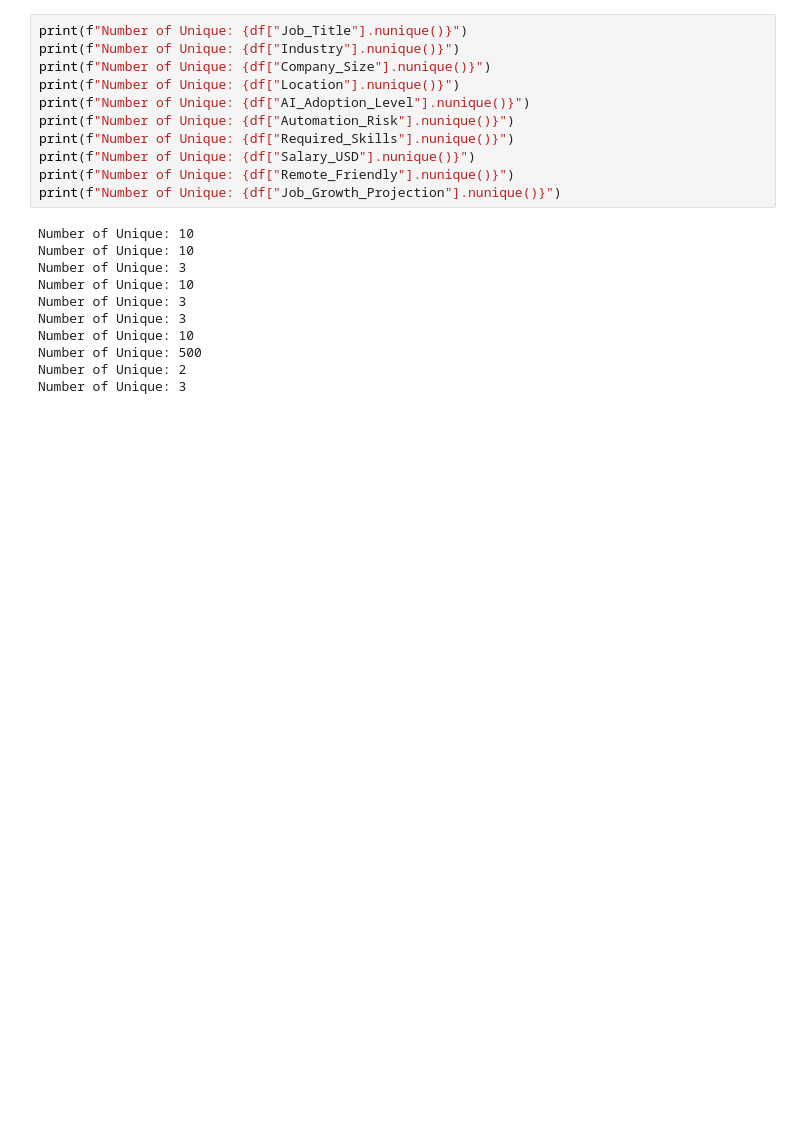
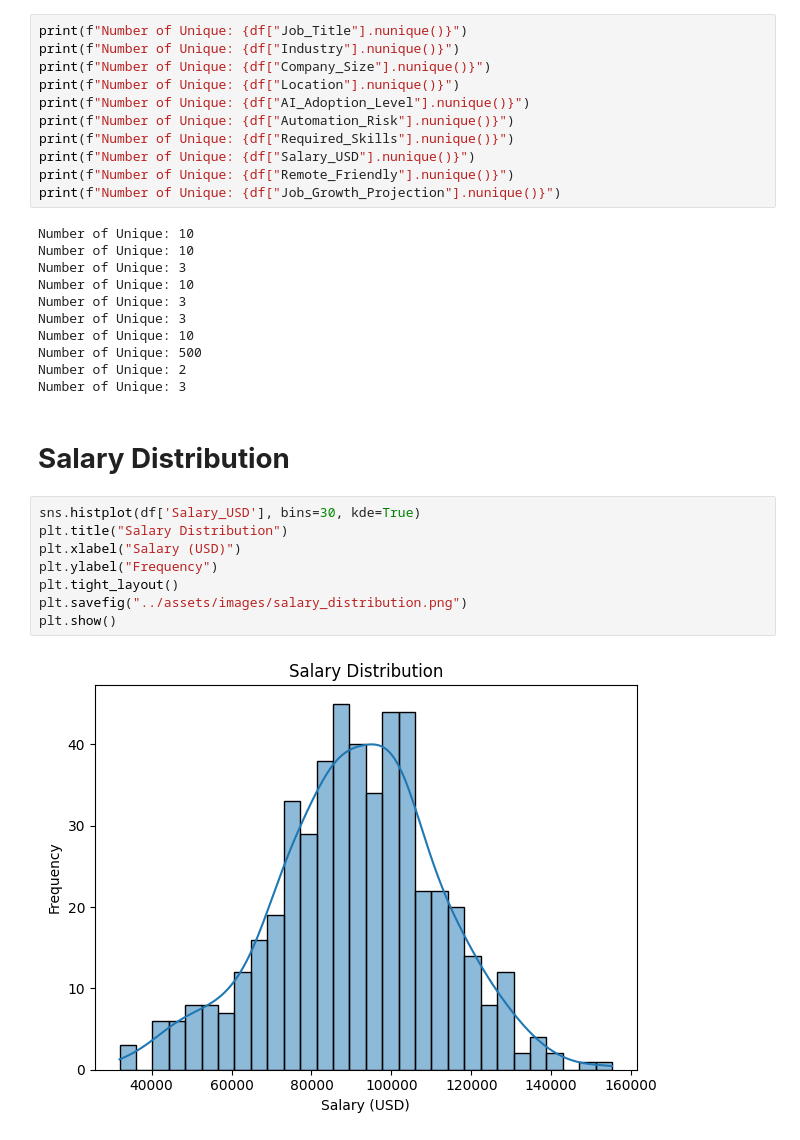
Before and after one commit to BaoPhuc1311/MarketAnalysis, a Jupyter notebook: notebook/main.ipynb, the cells around one changed output. Saved outputs shown, nothing was run; the diff lists cells and outputs as text; blank space fills up the shorter version.

Commit message:
Data analysis and visualization

```diff
--- a/notebook/main.ipynb
+++ b/notebook/main.ipynb
@@ -70,3 +70,15 @@ Number of Unique: 10
 Number of Unique: 500
 Number of Unique: 2
 Number of Unique: 3
+# %% [markdown]
+# **Salary Distribution**
+# %%
+sns.histplot(df['Salary_USD'], bins=30, kde=True)
+plt.title("Salary Distribution")
+plt.xlabel("Salary (USD)")
+plt.ylabel("Frequency")
+plt.tight_layout()
+plt.savefig("../assets/images/salary_distribution.png")
+plt.show()
+# %% [output]
+[figure, added]
```
Also changed, not shown: parts of 8 cells of this notebook, 6 other files.
